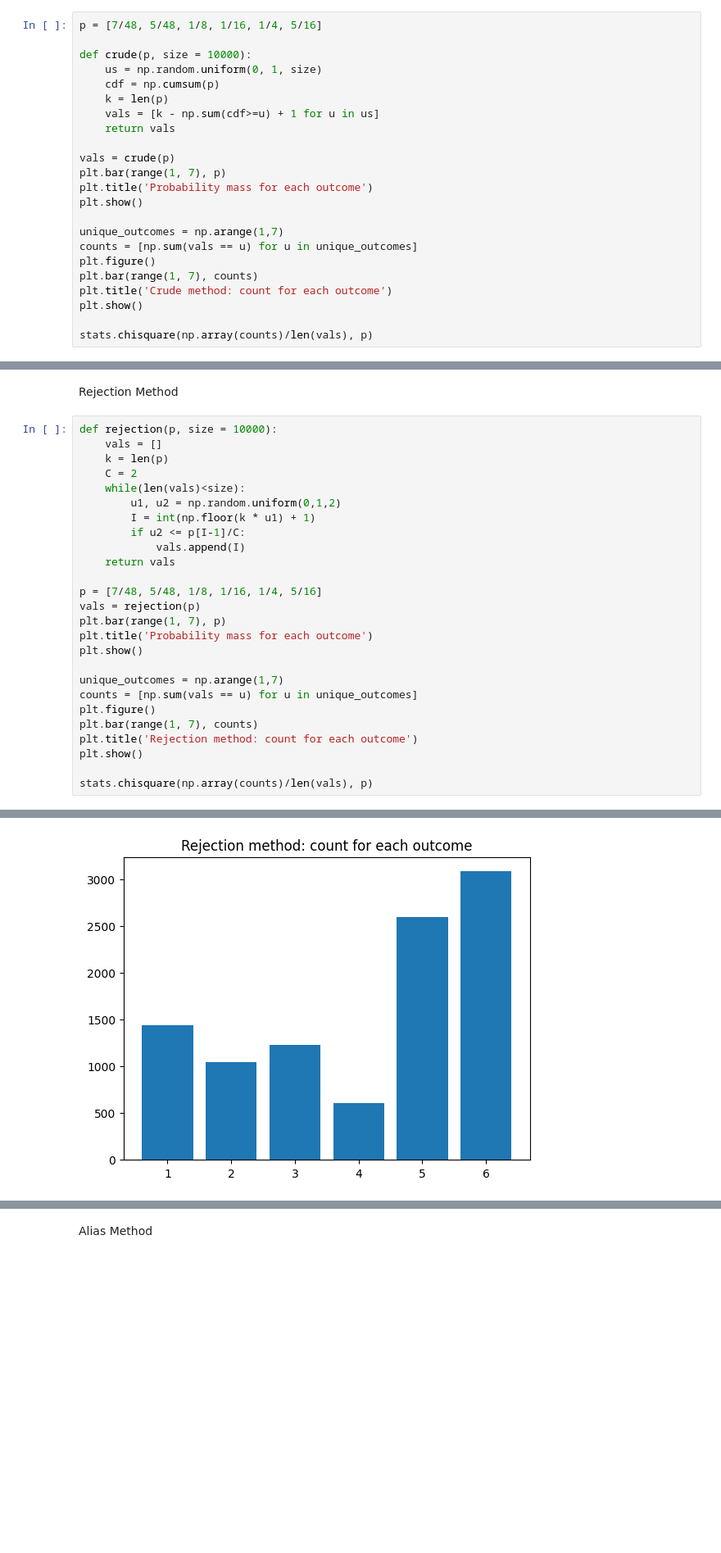
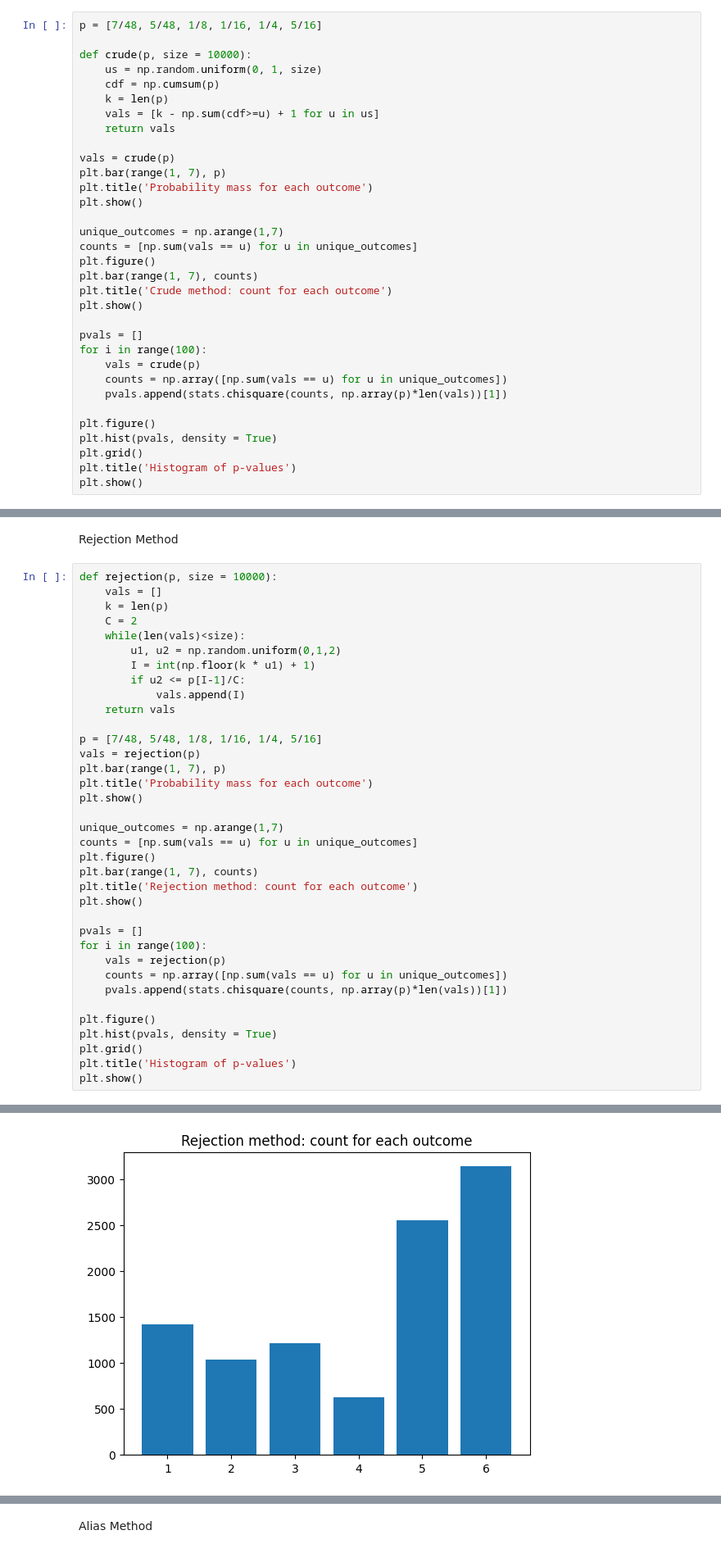
Before and after one commit to SigurdThorlund/02443-stochastic-simulation, a Jupyter notebook: Giacomo/ex2.ipynb, the cells around one changed output, grey strips where cells are left out. Shown: that part at 82% size. Cells and saved outputs as stored; diff of their text form; blank space fills up the shorter version.

```diff
--- a/Giacomo/ex2.ipynb
+++ b/Giacomo/ex2.ipynb
@@ -41,6 +41,16 @@ plt.bar(range(1, 7), counts)
 plt.title('Crude method: count for each outcome')
 plt.show()
 
-stats.chisquare(np.array(counts)/len(vals), p)
+pvals = []
+for i in range(100):
+    vals = crude(p)
+    counts = np.array([np.sum(vals == u) for u in unique_outcomes])
+    pvals.append(stats.chisquare(counts, np.array(p)*len(vals))[1])
+
+plt.figure()
+plt.hist(pvals, density = True)
+plt.grid()
+plt.title('Histogram of p-values')
+plt.show()
 # %% [output]
 [figure]
@@ -51,29 +62,39 @@ Rejection Method
 # %%
 def rejection(p, size = 10000):
     vals = []
     k = len(p)
     C = 2
     while(len(vals)<size):
         u1, u2 = np.random.uniform(0,1,2)
         I = int(np.floor(k * u1) + 1)
         if u2 <= p[I-1]/C:
             vals.append(I)
     return vals
 
 p = [7/48, 5/48, 1/8, 1/16, 1/4, 5/16]
 vals = rejection(p)
 plt.bar(range(1, 7), p)
 plt.title('Probability mass for each outcome')
 plt.show()
 
 unique_outcomes = np.arange(1,7)
 counts = [np.sum(vals == u) for u in unique_outcomes]
 plt.figure()
 plt.bar(range(1, 7), counts)
 plt.title('Rejection method: count for each outcome')
 plt.show()
 
-stats.chisquare(np.array(counts)/len(vals), p)
+pvals = []
+for i in range(100):
+    vals = rejection(p)
+    counts = np.array([np.sum(vals == u) for u in unique_outcomes])
+    pvals.append(stats.chisquare(counts, np.array(p)*len(vals))[1])
+
+plt.figure()
+plt.hist(pvals, density = True)
+plt.grid()
+plt.title('Histogram of p-values')
+plt.show()
 # %% [output]
 [figure]
-[figure, old version]
+[figure, new version]
```
Also changed, not shown: parts of 3 cells of this notebook, 3 other files.
